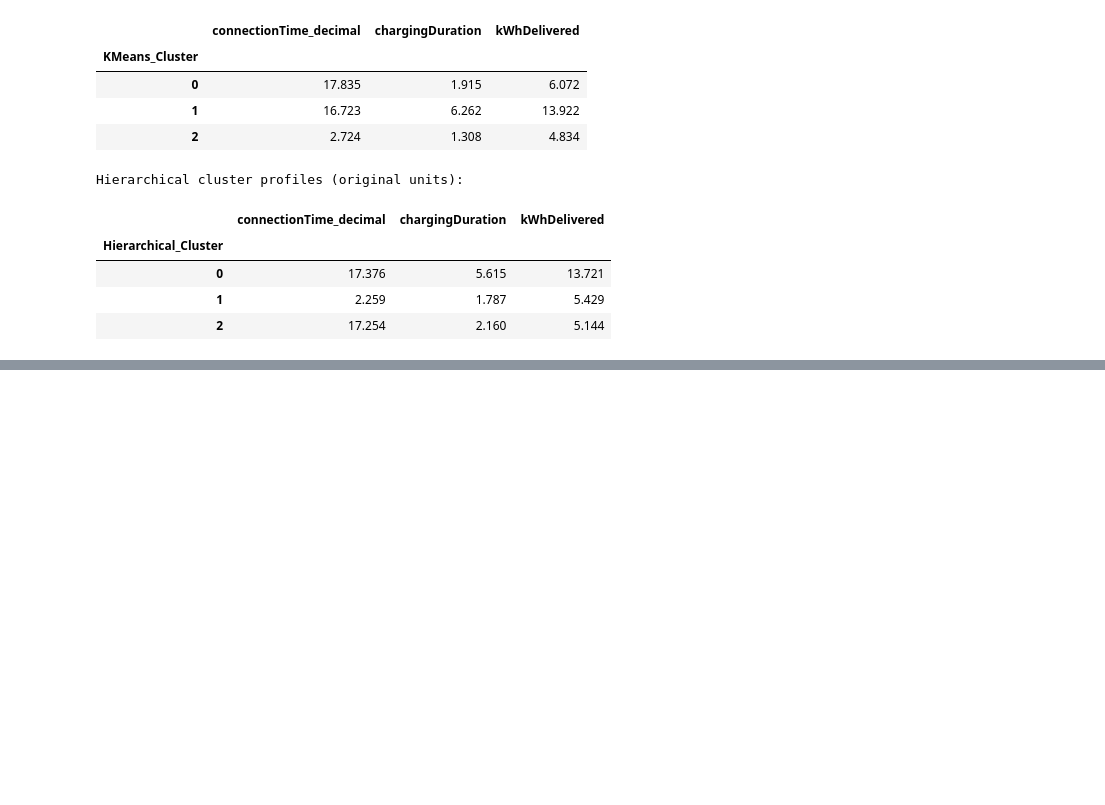
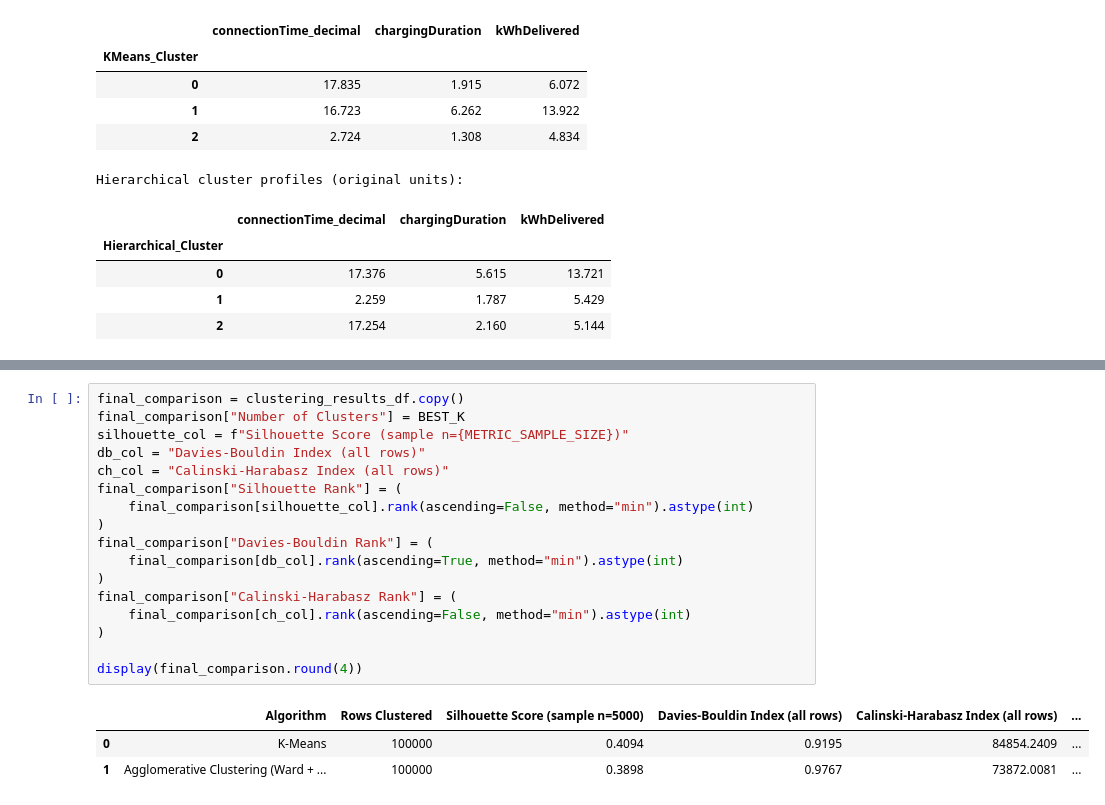
Before and after one commit to Roots26Hz/ChargeIQ, a Jupyter notebook: notebooks/clustering.ipynb, the cells around one changed output, grey strips where cells are left out. Saved outputs shown, nothing was run; the diff lists cells and outputs as text; blank space fills up the shorter version.

```diff
--- a/notebooks/clustering.ipynb
+++ b/notebooks/clustering.ipynb
@@ -546,0 +553,21 @@ Hierarchical cluster profiles (original units):
+# %%
+final_comparison = clustering_results_df.copy()
+final_comparison["Number of Clusters"] = BEST_K
+silhouette_col = f"Silhouette Score (sample n={METRIC_SAMPLE_SIZE})"
+db_col = "Davies-Bouldin Index (all rows)"
+ch_col = "Calinski-Harabasz Index (all rows)"
+final_comparison["Silhouette Rank"] = (
+    final_comparison[silhouette_col].rank(ascending=False, method="min").astype(int)
+)
+final_comparison["Davies-Bouldin Rank"] = (
+    final_comparison[db_col].rank(ascending=True, method="min").astype(int)
+)
+final_comparison["Calinski-Harabasz Rank"] = (
+    final_comparison[ch_col].rank(ascending=False, method="min").astype(int)
+)
+
+display(final_comparison.round(4))
+# %% [output]
+|  | Algorithm | Rows Clustered | Silhouette Score (sample n=5000) | Davies-Bouldin Index (all rows) | Calinski-Harabasz Index (all rows) | ... |
+| 0 | K-Means | 100000 | 0.4094 | 0.9195 | 84854.2409 | ... |
+| 1 | Agglomerative Clustering (Ward + ... | 100000 | 0.3898 | 0.9767 | 73872.0081 | ... |
```
Also changed, not shown: parts of 4 cells of this notebook, 2 other files.
